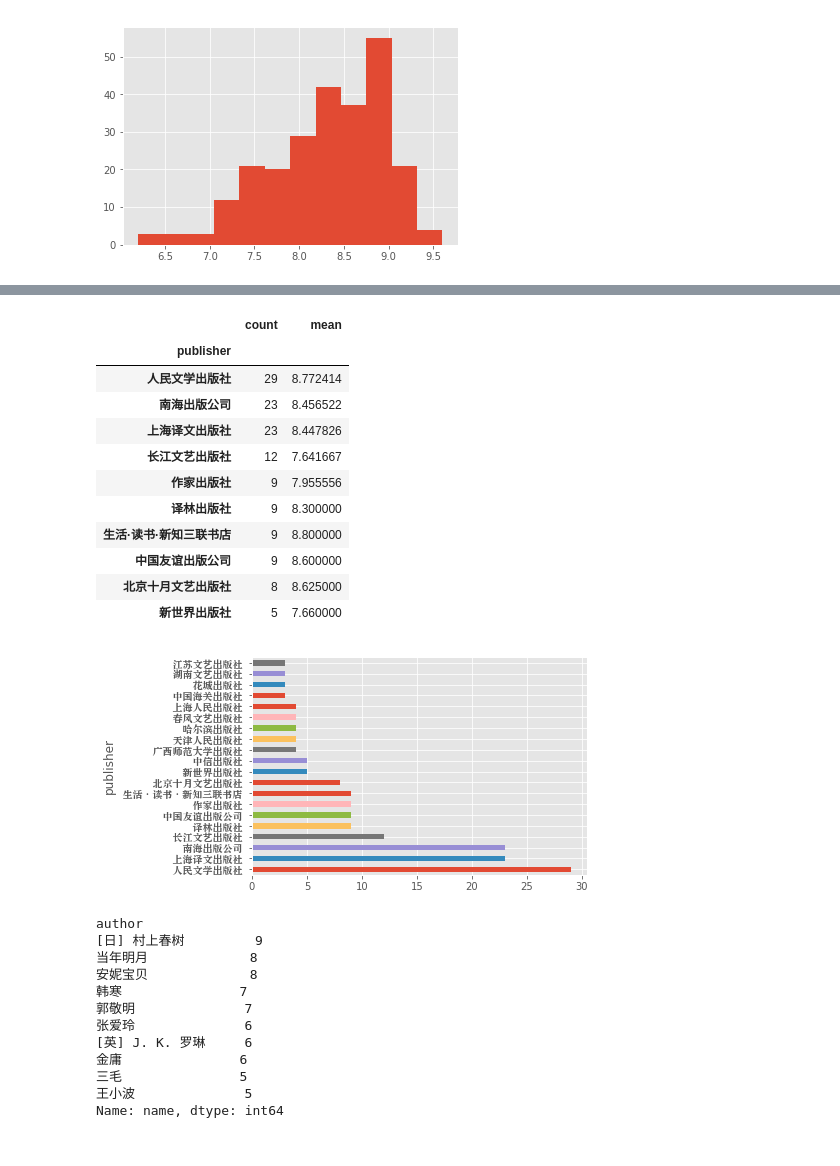
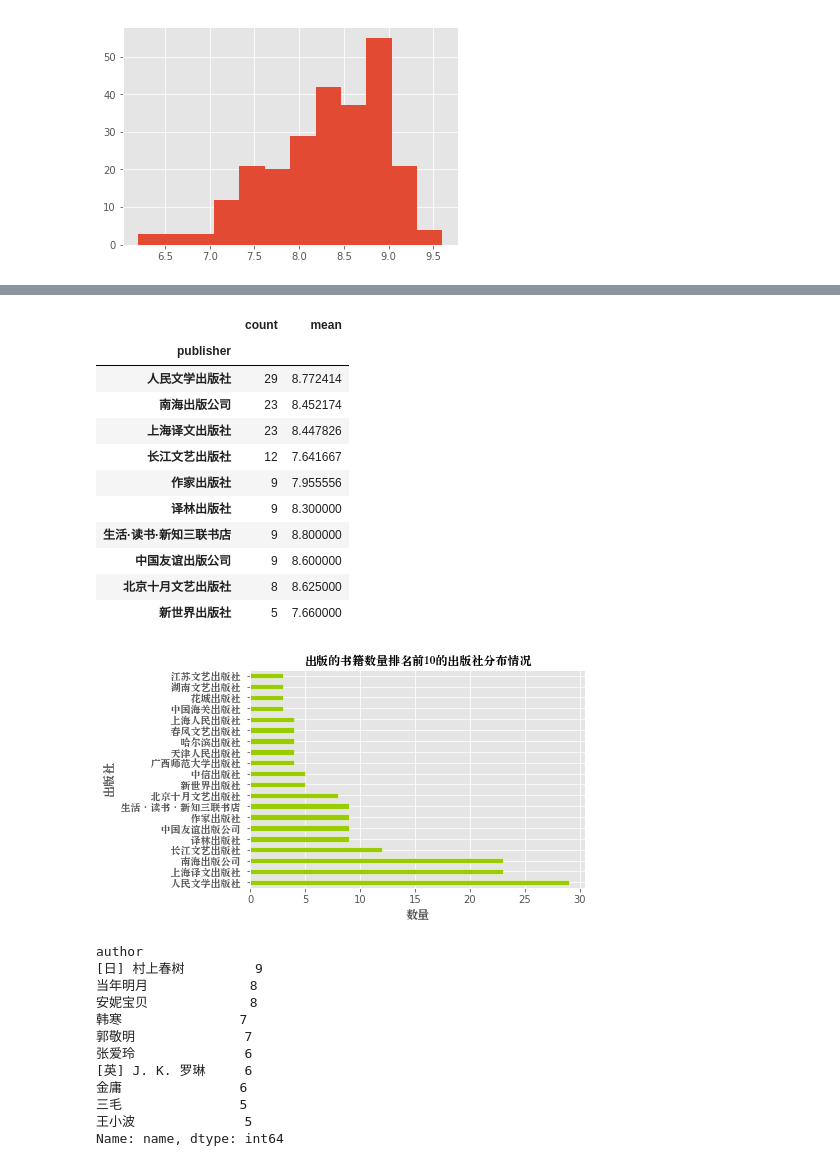
Before and after one commit to Hefountain/Analysis-Project, a Jupyter notebook: 豆瓣图书TOP250.ipynb, the cells around one changed output, grey strips where cells are left out. Saved outputs shown, nothing was run; the diff lists cells and outputs as text; code cells hidden in the pictures.

```diff
--- a/豆瓣图书TOP250.ipynb
+++ b/豆瓣图书TOP250.ipynb
@@ -15,8 +15,8 @@ from matplotlib.ticker import MultipleLocator, FormatStrFormatter
 plt.style.use("ggplot")
 # 为了图表的样式更加美观，使用R语言中的ggplot2配色作为绘图风格
 
-font_set = FontProperties(fname=r"/Users/fountain/Desktop/pandas/Songti.ttc", size=10)
-df = pd.read_excel("/Users/fountain/Desktop/spider/dou.xlsx")
+font_set = FontProperties(fname=r"Songti.ttc", size=10)
+df = pd.read_excel("doubanTOP250.xlsx")
 df.head()
 # %% [output]
 |  | name | url | author | publisher | date | price | rate | commentnum | comment |
@@ -225,8 +225,11 @@ memory usage: 15.7+ KB
 # for label in ax.get_xticklabels():
 #     label.set_fontproperties(font_set)
 # %%
-# 筛选出评分在9分以上的书籍，并按评分作降序排序
-df_clean[df_clean.rate>=9.0].sort_values(by='rate',ascending=False)[:10]
+# 将评论数量类型转换为int64
+df_clean.loc[:,'commentnum'] = df_clean.loc[:,'commentnum'].astype('int64')
+
+# 筛选出满足条件评分在9分以上并且评论数量大于100000的书籍，并按评分作降序排序
+df_clean[(df_clean.rate>=9.0) & (df_clean['commentnum']>100000)].sort_values(by='rate',ascending=False)[:10]
 # %% [output]
 |  | name | author | publisher | price | year | rate | comment | commentnum |
 | 10 | 红楼梦 | [清] 曹雪芹 著 | 人民文学出版社 | 59.7 | 1996 | 9.6 | 谁解其中味？ | 128355 |
@@ -248,7 +248,7 @@ df_clean.groupby('publisher').rate.agg(['count','mean']).sort_values(by='count',
 |  | count | mean |
 | publisher |  |  |
 | 人民文学出版社 | 29 | 8.772414 |
-| 南海出版公司 | 23 | 8.456522 |
+| 南海出版公司 | 23 | 8.452174 |
 | 上海译文出版社 | 23 | 8.447826 |
 | 长江文艺出版社 | 12 | 7.641667 |
 | 作家出版社 | 9 | 7.955556 |
@@ -259,14 +259,19 @@ df_clean.groupby('publisher').rate.agg(['count','mean']).sort_values(by='count',
 | 新世界出版社 | 5 | 7.660000 |
 # %%
 publisher_df = df_clean.groupby('publisher').rate.count().sort_values(ascending=False).head(20)
-ax = publisher_df.plot(kind='barh', rot=0)
+ax = publisher_df.plot(kind='barh',color='#99CC01',edgecolor='white',rot=0)
 
 for label in ax.get_yticklabels():
     label.set_fontproperties(font_set)
-plt.savefig("hei.jpg")
+
+plt.xlabel(u'数量',size=12,fontproperties=font_set)
+plt.ylabel(u'出版社',size=12,fontproperties=font_set)
+plt.title(u'出版的书籍数量排名前10的出版社分布情况',size=12,fontproperties=font_set)
+
+# plt.savefig("hei.jpg")
 plt.show()
 # %% [output]
-[figure, old version]
+[figure, new version]
 # %%
 df_clean.groupby('author').name.count().sort_values(ascending=False).head(10)
 # %% [output]
```
Also changed, not shown: parts of 13 cells of this notebook.
